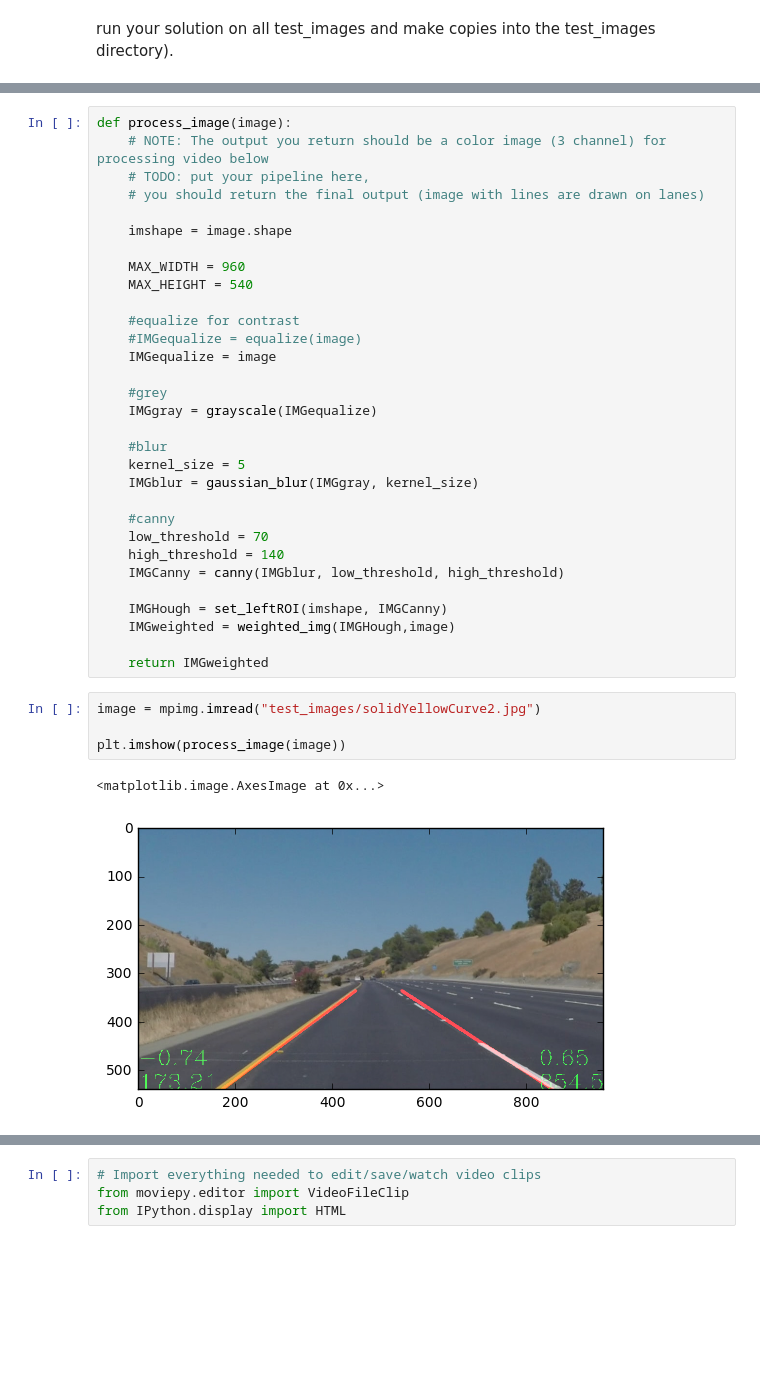
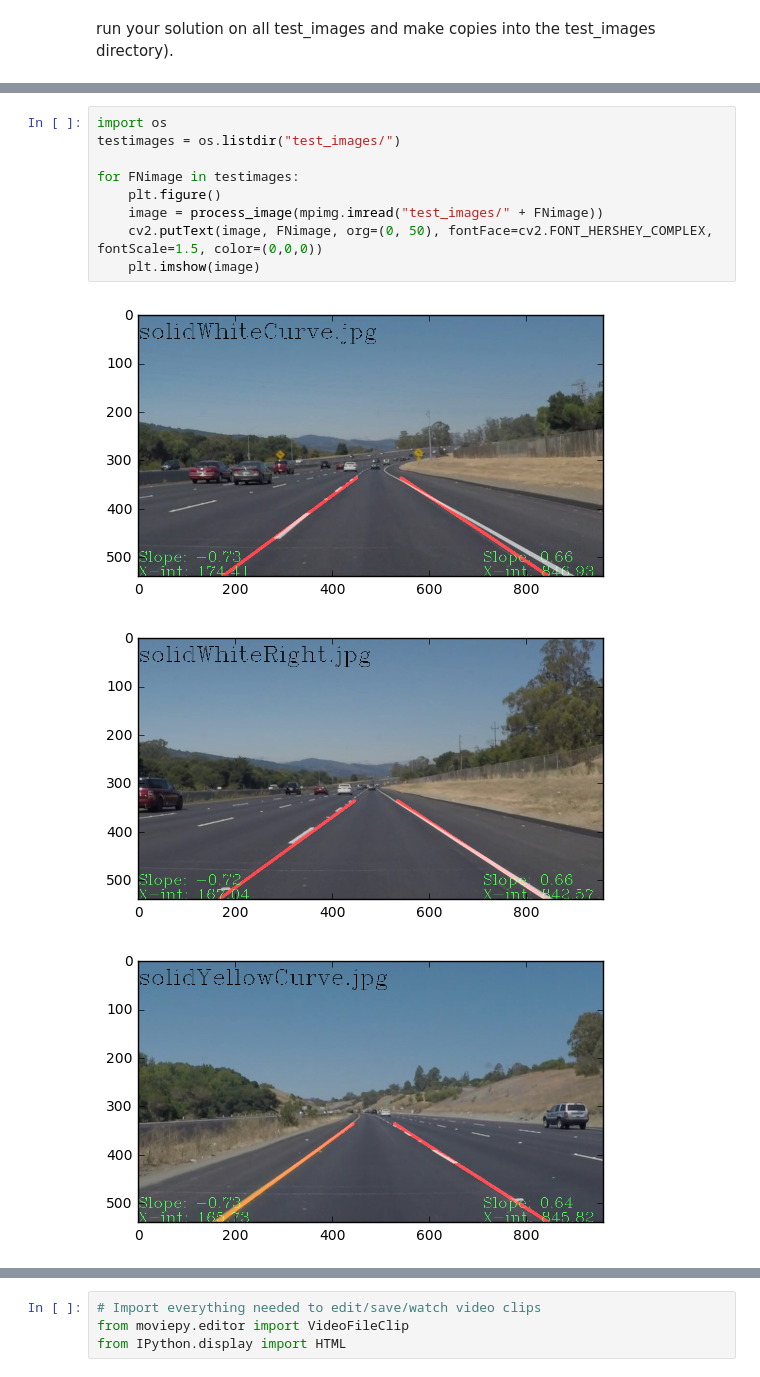
Before and after one commit to bauer-san/CarND-LaneLines-P1, a Jupyter notebook: Bauer_P1.ipynb, the cells around one changed output, grey strips where cells are left out. Drawn from its saved outputs; the diff is of its cells as text; blank space fills up the shorter version.

```diff
--- a/Bauer_P1.ipynb
+++ b/Bauer_P1.ipynb
@@ -320,38 +374,13 @@ def set_leftROI(imshape, image):
-# %%
-def process_image(image):
-    # NOTE: The output you return should be a color image (3 channel) for processing video below
-    # TODO: put your pipeline here,
-    # you should return the final output (image with lines are drawn on lanes)
-
-    imshape = image.shape
-
-    MAX_WIDTH = 960
-    MAX_HEIGHT = 540
-
-    #equalize for contrast
-    #IMGequalize = equalize(image)
-    IMGequalize = image
-
-    #grey
-    IMGgray = grayscale(IMGequalize)
-
-    #blur
-    kernel_size = 5
-    IMGblur = gaussian_blur(IMGgray, kernel_size)
-
-    #canny
-    low_threshold = 70
-    high_threshold = 140
-    IMGCanny = canny(IMGblur, low_threshold, high_threshold)
-
-    IMGHough = set_leftROI(imshape, IMGCanny)
-    IMGweighted = weighted_img(IMGHough,image)
-
-    return IMGweighted
-# %%
-image = mpimg.imread("test_images/solidYellowCurve2.jpg")
-
-plt.imshow(process_image(image))
-# %% [output]
-<matplotlib.image.AxesImage at 0x...>
-[figure, removed]
+# %%
+import os
+testimages = os.listdir("test_images/")
+
+for FNimage in testimages:
+    plt.figure()
+    image = process_image(mpimg.imread("test_images/" + FNimage))
+    cv2.putText(image, FNimage, org=(0, 50), fontFace=cv2.FONT_HERSHEY_COMPLEX, fontScale=1.5, color=(0,0,0))
+    plt.imshow(image)
+# %% [output]
+[figure, added]
+[figure, added]
+[figure, added]
```
Also changed, not shown: parts of 32 cells of this notebook, 2 other files.
